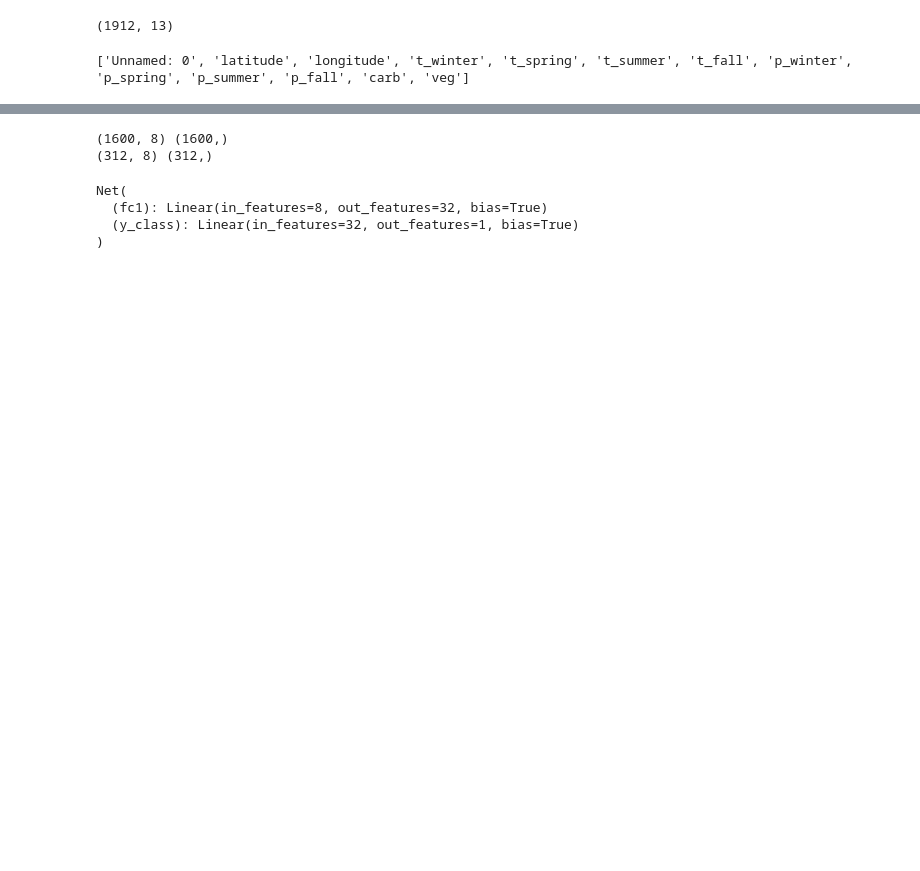
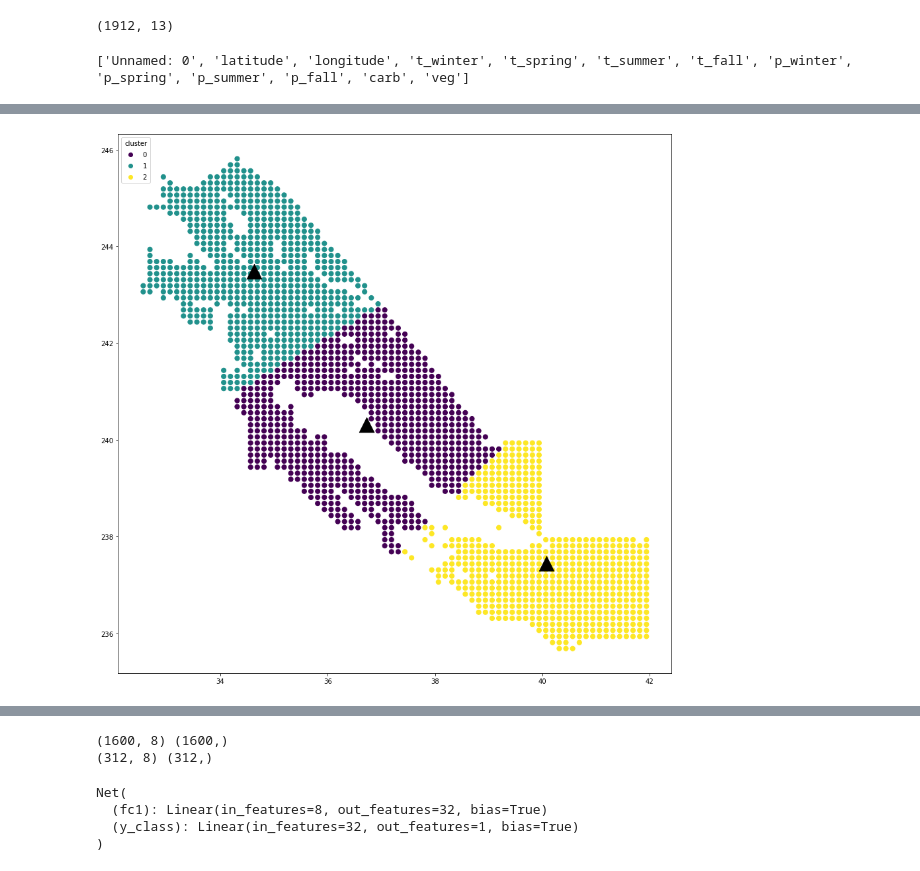
Before and after one commit to chupengrocky/HackthonClimate, a Jupyter notebook: notebook/PlayGound.ipynb, the cells around one changed output, grey strips where cells are left out. Saved outputs shown, nothing was run; the diff lists cells and outputs as text; code cells hidden in the pictures; blank space fills up the shorter version.

```diff
--- a/notebook/PlayGound.ipynb
+++ b/notebook/PlayGound.ipynb
@@ -42,0 +22,87 @@ f_dataf
+# %%
+import numpy as np
+from mpl_toolkits.mplot3d import Axes3D
+import matplotlib.pyplot as plt
+
+class ClusterGenerator:
+    def __init__(self, moduelNum, dataSource="../data_source/present_data.csv"):
+        self.num = moduelNum
+        self.source = dataSource
+        self.classifications = None
+        self.centers = None
+        self.oriData = None
+        self.clusterData = None
+
+    def dataMap(self):
+        None
+
+    def loadData(self):
+        dataf = pd.read_csv(self.source)
+        f_dataf = dataf.dropna()
+        self.oriData = f_dataf
+        self.clusterData = self.oriData.copy()
+        data_np = f_dataf.to_numpy(dtype="float32")
+        self.data = data_np[:,1:3]
+        print(self.data.shape)
+
+    def showGrid(self):
+        plt.figure(figsize=(15, 15))
+        scatter1 = plt.scatter(x=self.data[:, 0], y=self.data[:, 1], s=50, c=self.classifications)
+        scatter2 = plt.scatter(x=self.centers[:, 0], y=self.centers[:, 1], s=500, c='k', marker='^')
+        plt.legend(*scatter1.legend_elements(),
+                    loc="upper left", title="cluster")
+
+    def kmeans(self, normalize=False, limit=200):
+
+        """Basic k-means clustering algorithm.
+        """
+        # optionally normalize the data. k-means will perform poorly or strangely if the dimensions
+        # don't have the same ranges.
+
+        data = self.data
+        k = self.num
+
+        if normalize:
+            stats = (data.mean(axis=0), data.std(axis=0))
+            data = (data - stats[0]) / stats[1]
+
+        # pick the first k points to be the centers. this also ensures that each group has at least
+        # one point.
+        centers = data[:k]
+
+        for i in range(limit):
+            # core of clustering algorithm...
+            # first, use broadcasting to calculate the distance from each point to each center, then
+            # classify based on the minimum distance.
+            classifications = np.argmin(((data[:, :, None] - centers.T[None, :, :])**2).sum(axis=1), axis=1)
+            # next, calculate the new centers for each cluster.
+            new_centers = np.array([data[classifications == j, :].mean(axis=0) for j in range(k)])
+
+            # if the centers aren't moving anymore it is time to stop.
+            if (new_centers == centers).all():
+                break
+            else:
+                centers = new_centers
+        else:
+            # this will not execute if the for loop exits on a break.
+            raise RuntimeError(f"Clustering algorithm did not complete within {limit} iterations")
+
+        # if data was normalized, the cluster group centers are no longer scaled the same way the original
+        # data is scaled.
+        # if normalize:
+        #     centers = centers * stats[1] + stats[0]
+
+        print(f"Clustering completed after {i} iterations")
+
+        self.classifications = classifications
+        self.centers = centers
+        self.clusterData['cluster'] = classifications
+
+cg = ClusterGenerator(3)
+cg.loadData()
+cg.kmeans()
+cg.showGrid()
+
+
+# %matplotlib inline
+# %% [output]
@@ -42,0 +111 @@ f_dataf
+[figure, added]
```
Also changed, not shown: parts of 13 cells of this notebook, 4 other files.
